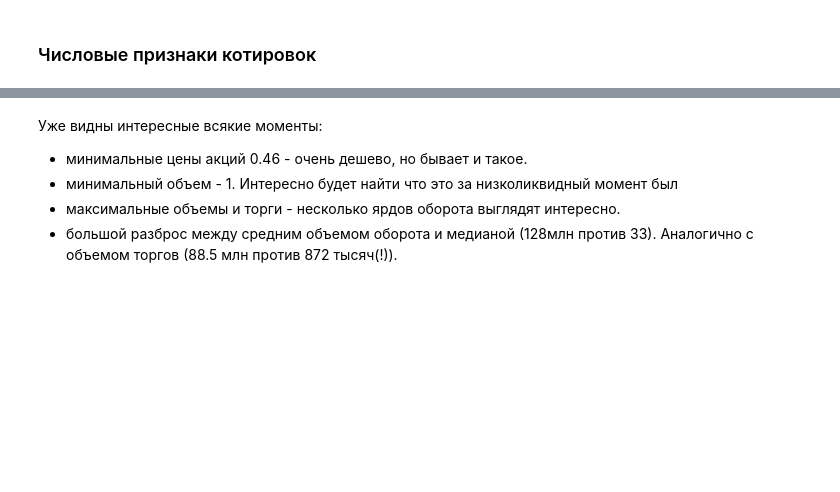
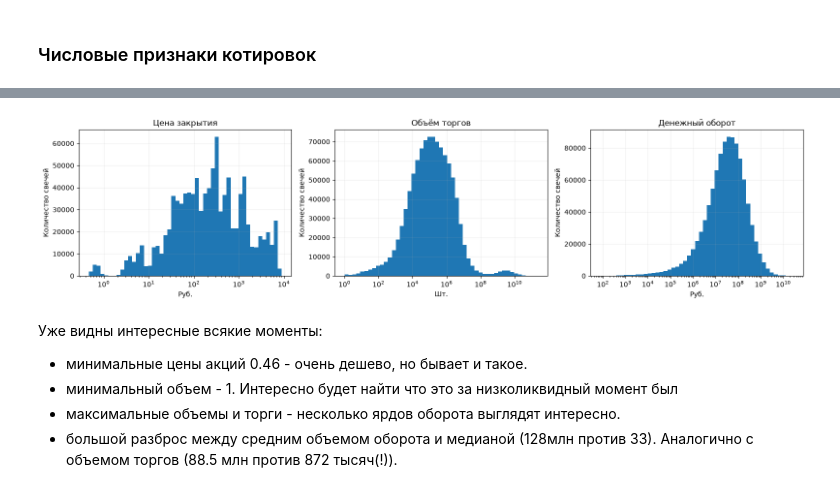
Before and after one commit to alshev-pavel/market-event-analytics, a Jupyter notebook: 02_stocks_eda.ipynb, the cells around one changed output, grey strips where cells are left out. Cells and saved outputs as stored; diff of their text form; code cells hidden in the pictures; blank space fills up the shorter version.

Commit message:
edit conclusion, add graphics

```diff
--- a/02_stocks_eda.ipynb
+++ b/02_stocks_eda.ipynb
@@ -146,19 +148,40 @@ print(
 # %%
 oclh = [
     "open", "close", "high", "low", "value", "volume"
 ]
 
 display(
     stocks[oclh].describe().T
 )
+
+fig, axes = plt.subplots(1, 3, figsize=(16, 4))
+
+columns = ["close", "volume", "value"]
+titles = ["Цена закрытия", "Объём торгов", "Денежный оборот"]
+units = ["Руб.", "Шт.", "Руб."]
+
+for ax, col, title, unit in zip(axes, columns, titles, units):
+    data = stocks[col].dropna()
+    bins = np.geomspace(data.min(), data.max(), 50)
+
+    ax.hist(data, bins=bins)
+    ax.set_xscale("log")
+    ax.set_title(title)
+    ax.set_xlabel(unit)
+    ax.set_ylabel("Количество свечей")
+    ax.grid(alpha=0.2)
+
+plt.tight_layout()
+plt.show()
 # %% [output]
 |  | count | mean | std | min | 25% | 50% | 75% | max |
 | open | 1,006,013.00 | 822.89 | 1,477.73 | 0.46 | 58.87 | 228.46 | 779.60 | 9,000.00 |
 | close | 1,006,013.00 | 822.85 | 1,477.66 | 0.46 | 58.87 | 228.45 | 779.50 | 9,000.00 |
 | high | 1,006,013.00 | 825.31 | 1,481.73 | 0.47 | 59.05 | 229.10 | 783.00 | 10,097.00 |
 | low | 1,006,013.00 | 820.25 | 1,473.39 | 0.46 | 58.66 | 227.80 | 776.00 | 9,000.00 |
 | value | 1,006,013.00 | 128,807,701.76 | 381,844,904.52 | 77.48 | 8,570,761.80 | 32,893,817.50 | 108,106,380.50 | 28,656,220,309.20 |
 | volume | 1,006,013.00 | 88,505,711.71 | 1,391,411,861.71 | 1.00 | 17,300.00 | 123,470.00 | 871,980.00 | 224,944,180,000.00 |
+[figure, added]
 # %% [markdown]
 Уже видны интересные всякие моменты:
 - минимальные цены акций 0.46 - очень дешево, но бывает и такое.
```
Also changed, not shown: parts of 7 cells of this notebook, 3 other files.
